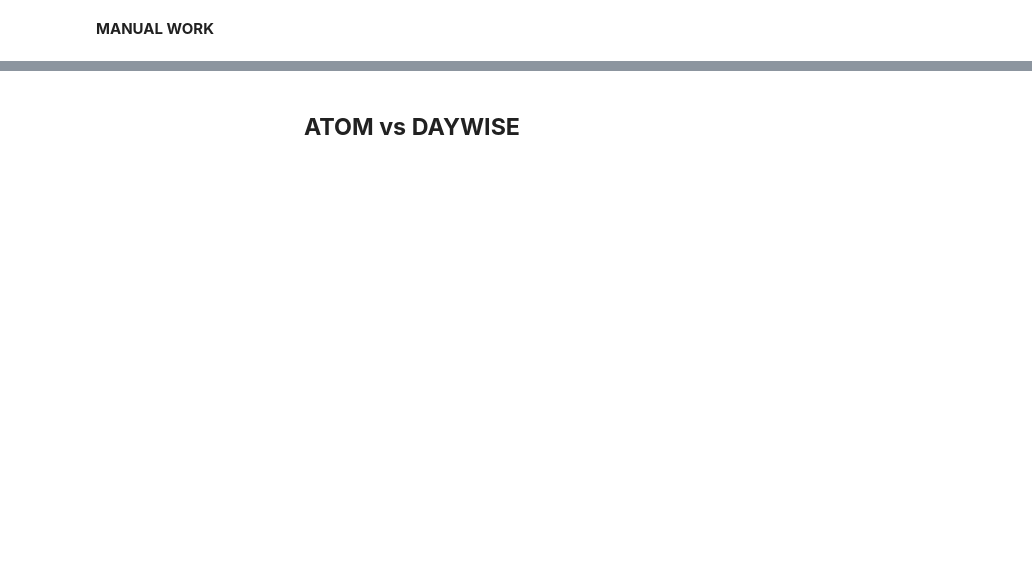
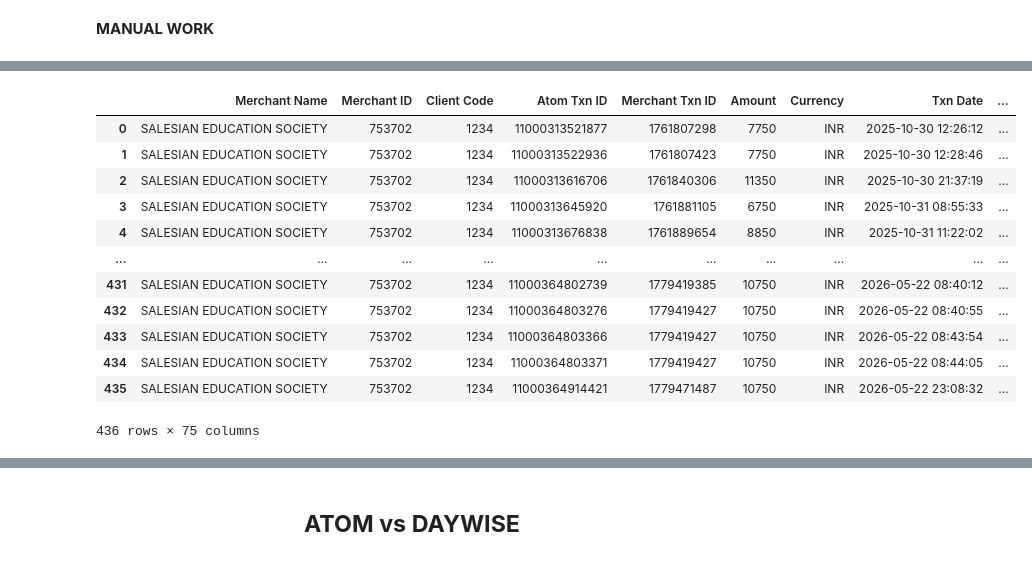
Before and after one commit to harikiran-dev-schooldb/kotak-salesian-school-dbms, a Jupyter notebook: source_code/KOTAK_DB.ipynb, the cells around one changed output, grey strips where cells are left out. Drawn from its saved outputs; the diff is of its cells as text; code cells hidden in the pictures; blank space fills up the shorter version.

```diff
--- a/source_code/KOTAK_DB.ipynb
+++ b/source_code/KOTAK_DB.ipynb
@@ -1782,15 +1915,29 @@ print(f"🎉 Final merged file created: {OUTPUT_FILE}")
 # %%
-file_path = r"D:\Projects\kotak-salesian-school-dbms\source_data\atom_report.xlsx"
+file_path = r"/Users/harikiran/Documents/GitHub/kotak-salesian-school-dbms/source_data/atom_report.xlsx"
 
 warnings.filterwarnings(
     "ignore",
     message="Workbook contains no default style",
     category=UserWarning,
     module="openpyxl"
 )
 
 df = pd.read_excel(file_path)
 
 df
+# %% [output]
+|  | Merchant Name | Merchant ID | Client Code | Atom Txn ID | Merchant Txn ID | Amount | Currency | Txn Date | ... |
+| 0 | SALESIAN EDUCATION SOCIETY | 753702 | 1234 | 11000313521877 | 1761807298 | 7750 | INR | 2025-10-30 12:26:12 | ... |
+| 1 | SALESIAN EDUCATION SOCIETY | 753702 | 1234 | 11000313522936 | 1761807423 | 7750 | INR | 2025-10-30 12:28:46 | ... |
+| 2 | SALESIAN EDUCATION SOCIETY | 753702 | 1234 | 11000313616706 | 1761840306 | 11350 | INR | 2025-10-30 21:37:19 | ... |
+| 3 | SALESIAN EDUCATION SOCIETY | 753702 | 1234 | 11000313645920 | 1761881105 | 6750 | INR | 2025-10-31 08:55:33 | ... |
+| 4 | SALESIAN EDUCATION SOCIETY | 753702 | 1234 | 11000313676838 | 1761889654 | 8850 | INR | 2025-10-31 11:22:02 | ... |
+| ... | ... | ... | ... | ... | ... | ... | ... | ... | ... |
+| 431 | SALESIAN EDUCATION SOCIETY | 753702 | 1234 | 11000364802739 | 1779419385 | 10750 | INR | 2026-05-22 08:40:12 | ... |
+| 432 | SALESIAN EDUCATION SOCIETY | 753702 | 1234 | 11000364803276 | 1779419427 | 10750 | INR | 2026-05-22 08:40:55 | ... |
+| 433 | SALESIAN EDUCATION SOCIETY | 753702 | 1234 | 11000364803366 | 1779419427 | 10750 | INR | 2026-05-22 08:43:54 | ... |
+| 434 | SALESIAN EDUCATION SOCIETY | 753702 | 1234 | 11000364803371 | 1779419427 | 10750 | INR | 2026-05-22 08:44:05 | ... |
+| 435 | SALESIAN EDUCATION SOCIETY | 753702 | 1234 | 11000364914421 | 1779471487 | 10750 | INR | 2026-05-22 23:08:32 | ... |
+436 rows × 75 columns
 # %%
 df.info()
```
Also changed, not shown: parts of 38 cells of this notebook, 8 other files.
